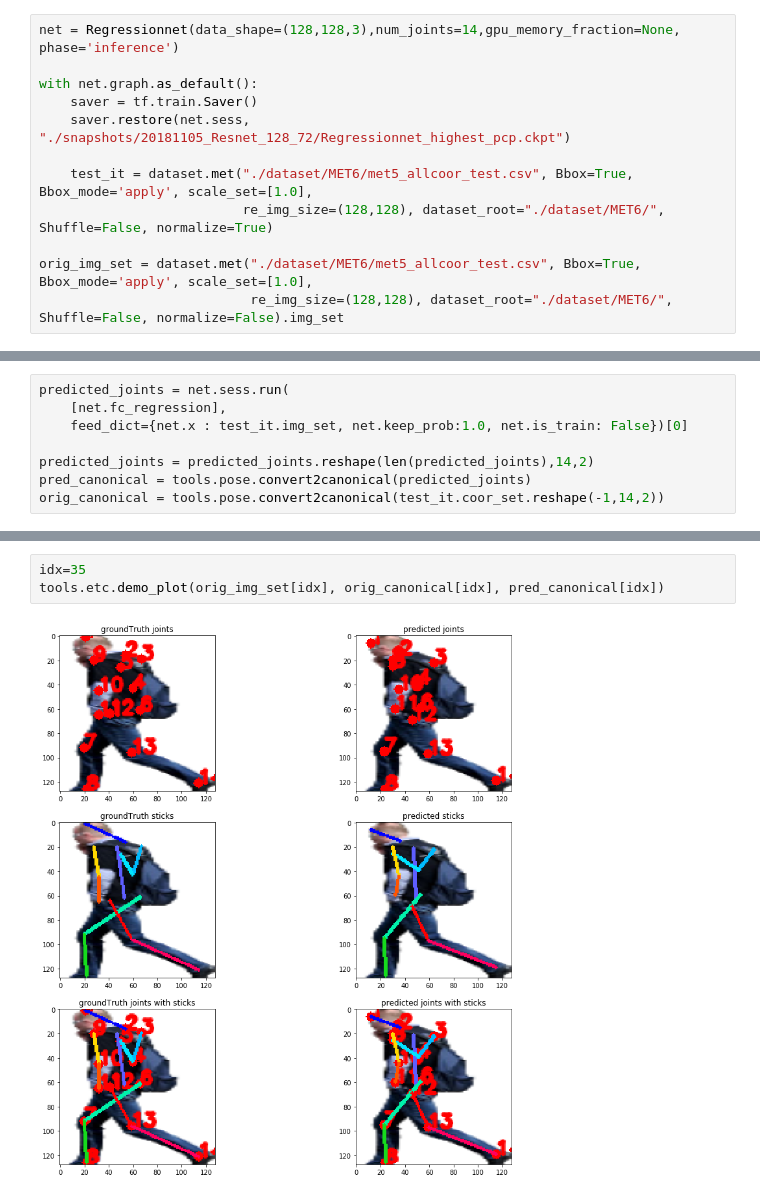
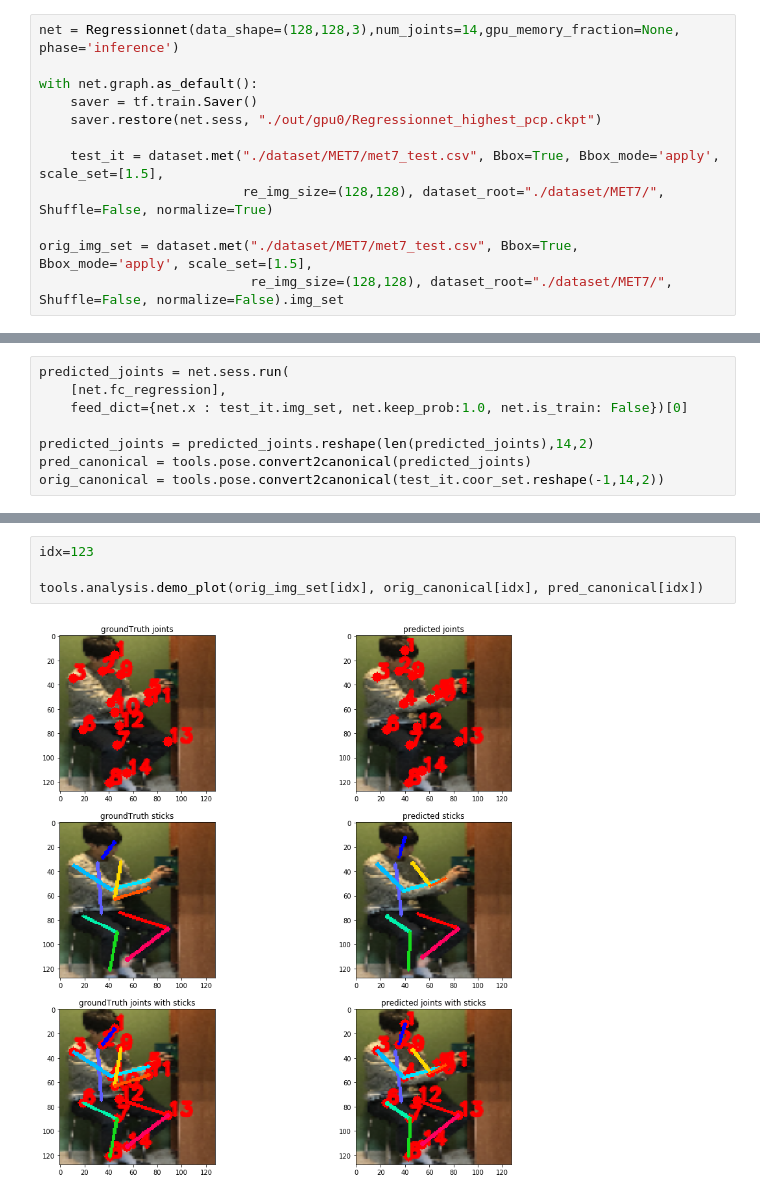
Before and after one commit to Hahnnz/Human_Pose_MET_Score_Estimation, a Jupyter notebook: Analysis_Result.ipynb, the cells around one changed output, grey strips where cells are left out. Drawn from its saved outputs; the diff is of its cells as text.

Commit message:
summarized Analysis plots

```diff
--- a/Analysis_Result.ipynb
+++ b/Analysis_Result.ipynb
@@ -28,11 +10,11 @@ net = Regressionnet(data_shape=(128,128,3),num_joints=14,gpu_memory_fraction=Non
 
 with net.graph.as_default():
     saver = tf.train.Saver()
-    saver.restore(net.sess, "./snapshots/20181105_Resnet_128_72/Regressionnet_highest_pcp.ckpt")
+    saver.restore(net.sess, "./out/gpu0/Regressionnet_highest_pcp.ckpt")
 
-    test_it = dataset.met("./dataset/MET6/met5_allcoor_test.csv", Bbox=True, Bbox_mode='apply', scale_set=[1.0],
-                          re_img_size=(128,128), dataset_root="./dataset/MET6/", Shuffle=False, normalize=True)
+    test_it = dataset.met("./dataset/MET7/met7_test.csv", Bbox=True, Bbox_mode='apply', scale_set=[1.5],
+                          re_img_size=(128,128), dataset_root="./dataset/MET7/", Shuffle=False, normalize=True)
 
-orig_img_set = dataset.met("./dataset/MET6/met5_allcoor_test.csv", Bbox=True, Bbox_mode='apply', scale_set=[1.0],
-                           re_img_size=(128,128), dataset_root="./dataset/MET6/", Shuffle=False, normalize=False).img_set
+orig_img_set = dataset.met("./dataset/MET7/met7_test.csv", Bbox=True, Bbox_mode='apply', scale_set=[1.5],
+                           re_img_size=(128,128), dataset_root="./dataset/MET7/", Shuffle=False, normalize=False).img_set
 # %% [output]
@@ -205,5 +57,6 @@ for idx, img in enumerate(class_pred_result):
 # %%
-idx=35
-tools.etc.demo_plot(orig_img_set[idx], orig_canonical[idx], pred_canonical[idx])
+idx=123
+
+tools.analysis.demo_plot(orig_img_set[idx], orig_canonical[idx], pred_canonical[idx])
 # %% [output]
-[figure, old version]
+[figure, new version]
```
Also changed, not shown: parts of 14 cells of this notebook.
